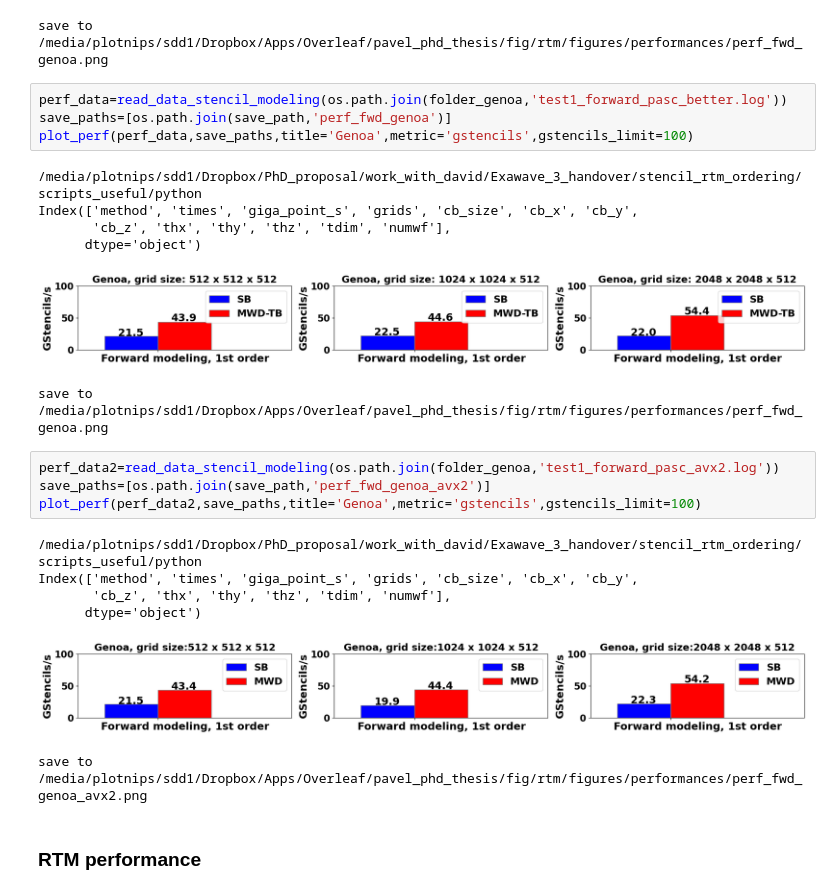
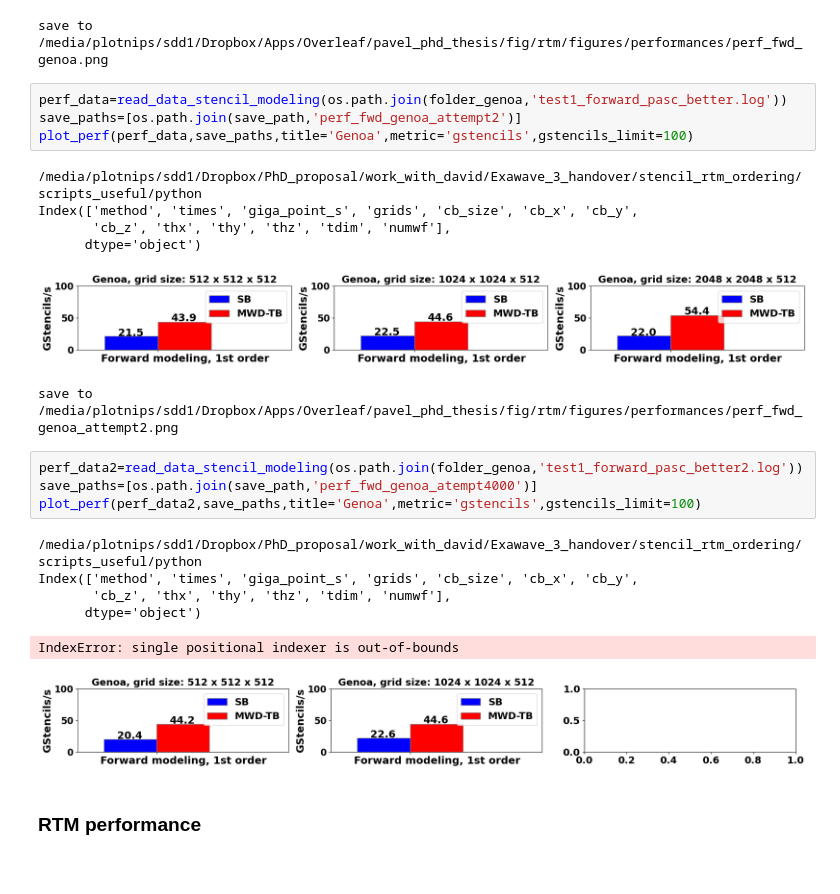
Before and after one commit to panzerkpfw6/panzer_repo, a Jupyter notebook: scripts_useful/python/stencil_rtm_performance_research.ipynb, the cells around one changed output. Drawn from its saved outputs; the diff is of its cells as text.

Commit message:
modify test

```diff
--- a/scripts_useful/python/stencil_rtm_performance_research.ipynb
+++ b/scripts_useful/python/stencil_rtm_performance_research.ipynb
@@ -507,7 +507,7 @@ Index(['method', 'times', 'giga_point_s', 'grids', 'cb_size', 'cb_x', 'cb_y',
 save to  /media/plotnips/sdd1/Dropbox/Apps/Overleaf/pavel_phd_thesis/fig/rtm/figures/performances/perf_fwd_genoa.png
 # %%
 perf_data=read_data_stencil_modeling(os.path.join(folder_genoa,'test1_forward_pasc_better.log'))
-save_paths=[os.path.join(save_path,'perf_fwd_genoa')]
+save_paths=[os.path.join(save_path,'perf_fwd_genoa_attempt2')]
 plot_perf(perf_data,save_paths,title='Genoa',metric='gstencils',gstencils_limit=100)
 # %% [output]
 /media/plotnips/sdd1/Dropbox/PhD_proposal/work_with_david/Exawave_3_handover/stencil_rtm_ordering/scripts_useful/python
@@ -515,18 +515,18 @@ Index(['method', 'times', 'giga_point_s', 'grids', 'cb_size', 'cb_x', 'cb_y',
        'cb_z', 'thx', 'thy', 'thz', 'tdim', 'numwf'],
       dtype='object')
 [figure]
-save to  /media/plotnips/sdd1/Dropbox/Apps/Overleaf/pavel_phd_thesis/fig/rtm/figures/performances/perf_fwd_genoa.png
+save to  /media/plotnips/sdd1/Dropbox/Apps/Overleaf/pavel_phd_thesis/fig/rtm/figures/performances/perf_fwd_genoa_attempt2.png
 # %%
-perf_data2=read_data_stencil_modeling(os.path.join(folder_genoa,'test1_forward_pasc_avx2.log'))
-save_paths=[os.path.join(save_path,'perf_fwd_genoa_avx2')]
+perf_data2=read_data_stencil_modeling(os.path.join(folder_genoa,'test1_forward_pasc_better2.log'))
+save_paths=[os.path.join(save_path,'perf_fwd_genoa_atempt4000')]
 plot_perf(perf_data2,save_paths,title='Genoa',metric='gstencils',gstencils_limit=100)
 # %% [output]
 /media/plotnips/sdd1/Dropbox/PhD_proposal/work_with_david/Exawave_3_handover/stencil_rtm_ordering/scripts_useful/python
 Index(['method', 'times', 'giga_point_s', 'grids', 'cb_size', 'cb_x', 'cb_y',
        'cb_z', 'thx', 'thy', 'thz', 'tdim', 'numwf'],
       dtype='object')
+IndexError: single positional indexer is out-of-bounds
-[figure, old version]
+[figure, new version]
-save to  /media/plotnips/sdd1/Dropbox/Apps/Overleaf/pavel_phd_thesis/fig/rtm/figures/performances/perf_fwd_genoa_avx2.png
 # %% [markdown]
 ### RTM performance
 # %%
```
Also changed, not shown: 1 other file.
